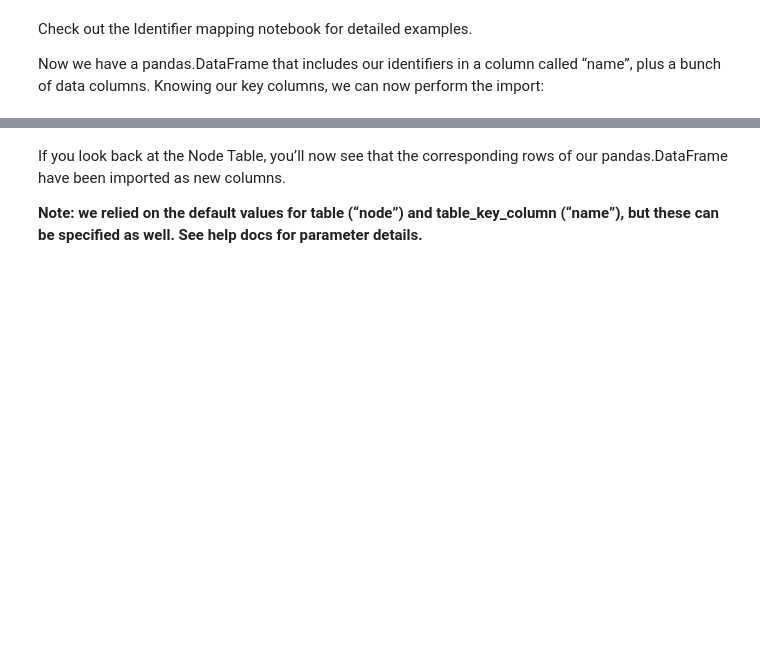
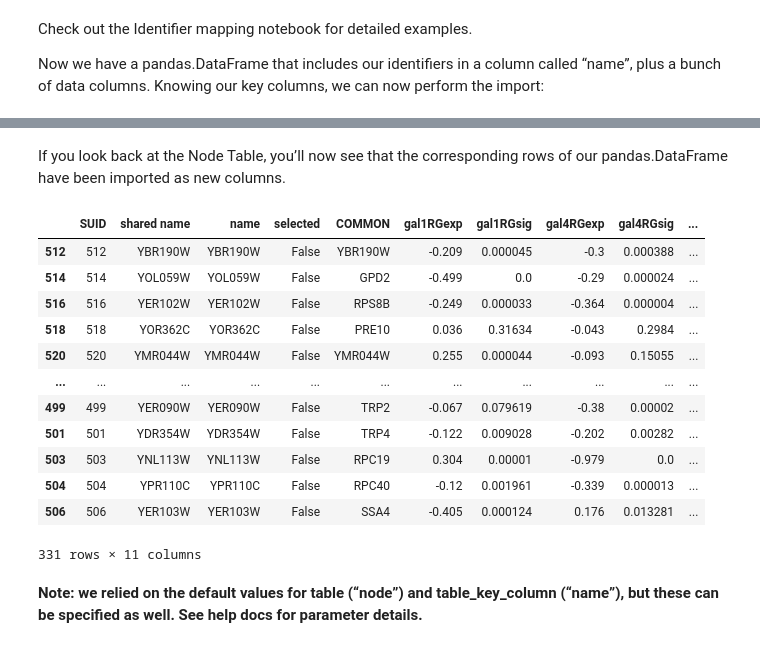
Before and after one commit to cytoscape/py4cytoscape, a Jupyter notebook: doc/tutorials/Importing-data.ipynb, the cells around one changed output, grey strips where cells are left out. Cells and saved outputs as stored; diff of their text form; code cells hidden in the pictures; blank space fills up the shorter version.

```diff
--- a/doc/tutorials/Importing-data.ipynb
+++ b/doc/tutorials/Importing-data.ipynb
@@ -73,6 +136,22 @@ p4c.load_table_data(data, data_key_column="name")
 # %% [markdown]
 If you look back at the Node Table, you’ll now see that the corresponding rows of our pandas.DataFrame have been imported as new columns.
-
-**Note: we relied on the default values for table (“node”) and table_key_column (“name”), but these can be specified as well. See help docs for parameter details.**
+# %%
+p4c.get_table_columns()
+# %% [output]
+|  | SUID | shared name | name | selected | COMMON | gal1RGexp | gal1RGsig | gal4RGexp | gal4RGsig | ... |
+| 512 | 512 | YBR190W | YBR190W | False | YBR190W | -0.209 | 0.000045 | -0.3 | 0.000388 | ... |
+| 514 | 514 | YOL059W | YOL059W | False | GPD2 | -0.499 | 0.0 | -0.29 | 0.000024 | ... |
+| 516 | 516 | YER102W | YER102W | False | RPS8B | -0.249 | 0.000033 | -0.364 | 0.000004 | ... |
+| 518 | 518 | YOR362C | YOR362C | False | PRE10 | 0.036 | 0.31634 | -0.043 | 0.2984 | ... |
+| 520 | 520 | YMR044W | YMR044W | False | YMR044W | 0.255 | 0.000044 | -0.093 | 0.15055 | ... |
+| ... | ... | ... | ... | ... | ... | ... | ... | ... | ... | ... |
+| 499 | 499 | YER090W | YER090W | False | TRP2 | -0.067 | 0.079619 | -0.38 | 0.00002 | ... |
+| 501 | 501 | YDR354W | YDR354W | False | TRP4 | -0.122 | 0.009028 | -0.202 | 0.00282 | ... |
+| 503 | 503 | YNL113W | YNL113W | False | RPC19 | 0.304 | 0.00001 | -0.979 | 0.0 | ... |
+| 504 | 504 | YPR110C | YPR110C | False | RPC40 | -0.12 | 0.001961 | -0.339 | 0.000013 | ... |
+| 506 | 506 | YER103W | YER103W | False | SSA4 | -0.405 | 0.000124 | 0.176 | 0.013281 | ... |
+331 rows × 11 columns
+# %% [markdown]
+**Note: we relied on the default values for table (“node”) and table_key_column (“name”), but these can be specified as well. See help docs for parameter details.**
 # %%
 ?p4c.load_table_data
```
Also changed, not shown: parts of 19 cells of this notebook.
